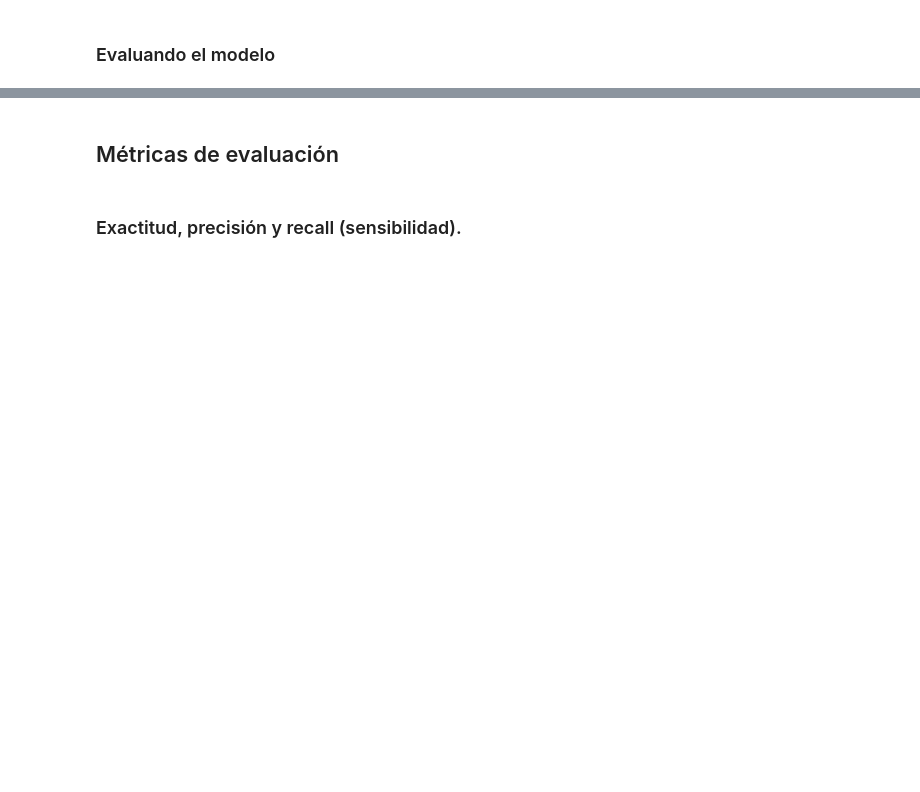
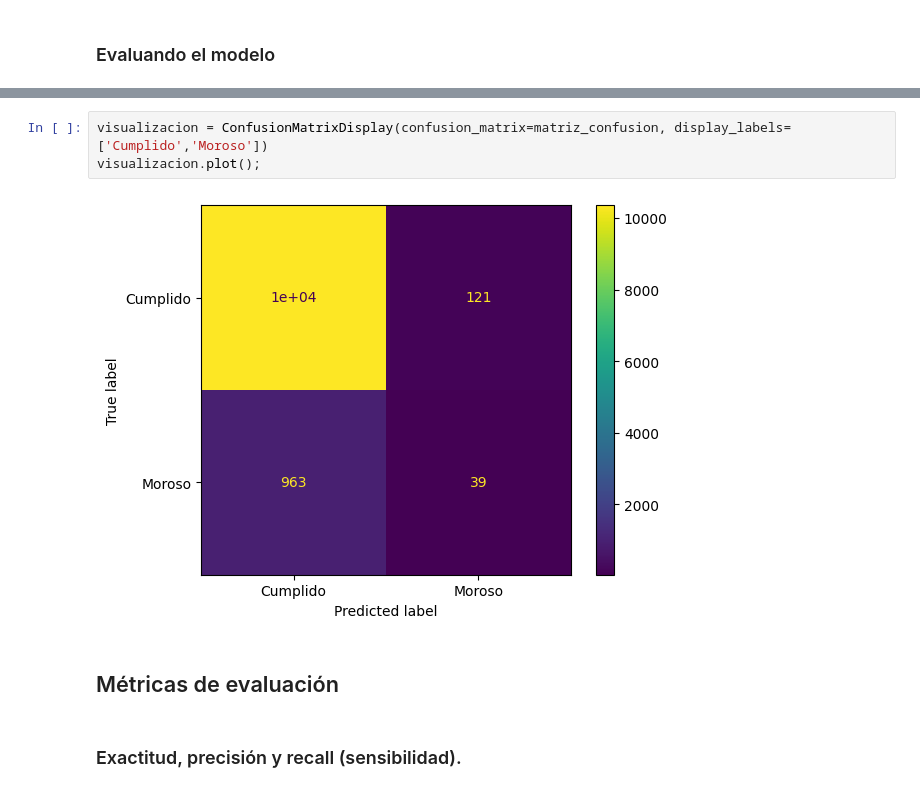
Before and after one commit to Macklane2000/Desafio1JuanData, a Jupyter notebook: Clasificacion_validacion_y_metricas.ipynb, the cells around one changed output, grey strips where cells are left out. Saved outputs shown, nothing was run; the diff lists cells and outputs as text; blank space fills up the shorter version.

```diff
--- a/Clasificacion_validacion_y_metricas.ipynb
+++ b/Clasificacion_validacion_y_metricas.ipynb
@@ -92,3 +141,8 @@ La precisión del modelo con el conjunto de valiidación es de 90.91%
+# %%
+visualizacion = ConfusionMatrixDisplay(confusion_matrix=matriz_confusion, display_labels=['Cumplido','Moroso'])
+visualizacion.plot();
+# %% [output]
+[figure, added]
 # %% [markdown]
 ## <font color='dark'>Métricas de evaluación</h1>
 # %% [markdown]
```
Also changed, not shown: parts of 40 cells of this notebook.
